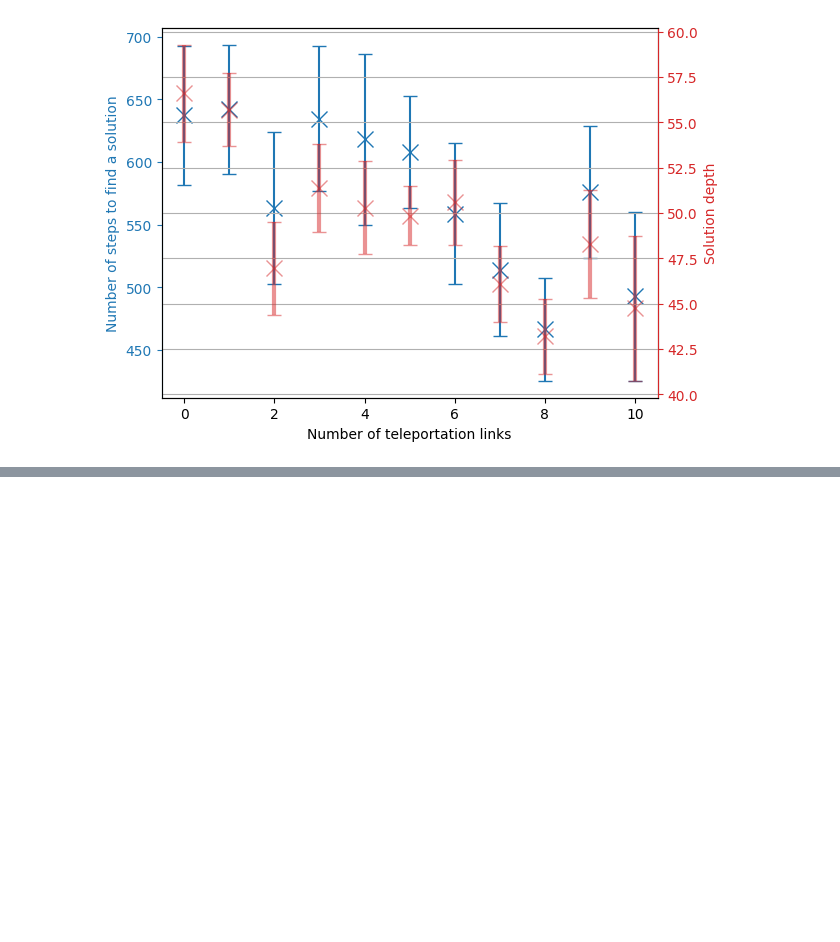
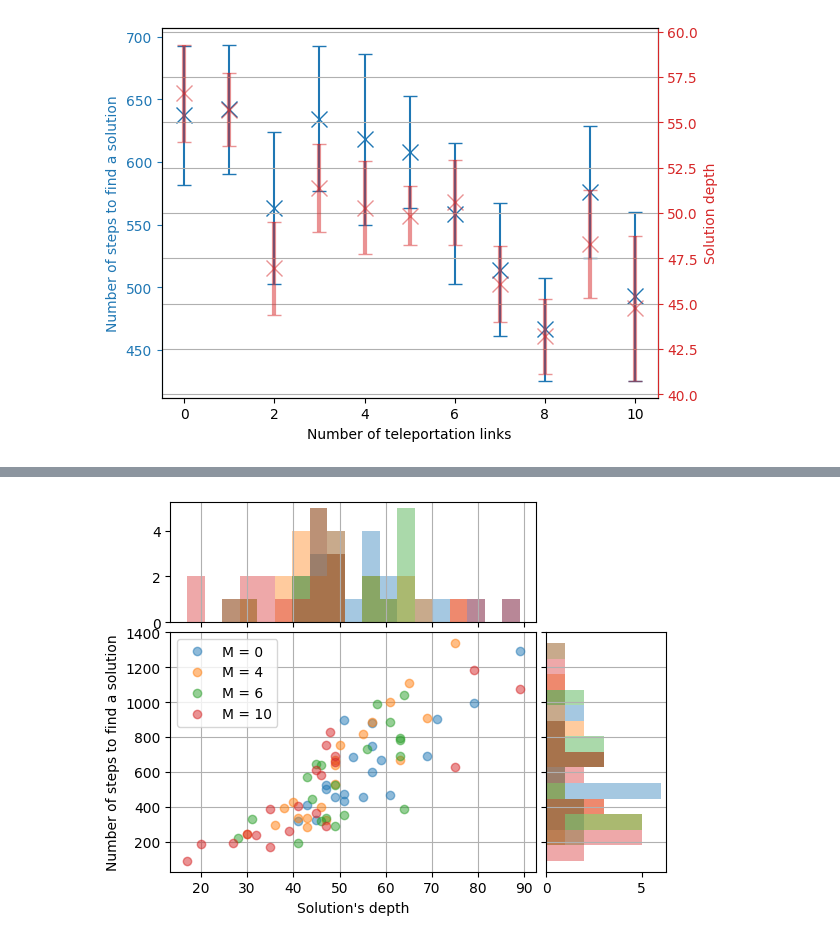
Before and after one commit to 0xInfty/TeleportationMaze, a Jupyter notebook: RandomMazeAStarGrowingM.ipynb, the cells around one changed output, grey strips where cells are left out. Cells and saved outputs as stored; diff of their text form; code cells hidden in the pictures; blank space fills up the shorter version.

```diff
--- a/RandomMazeAStarGrowingM.ipynb
+++ b/RandomMazeAStarGrowingM.ipynb
@@ -270,0 +279,43 @@ plt.savefig(os.path.join(series_dir, "MPlot2.png"))
+# %%
+chosen_M = [0,4,6,10]
+chosen_indices = [list(M).index(m) for m in chosen_M]
+
+from mpl_toolkits.axes_grid1 import make_axes_locatable
+
+fig, ax = plt.subplots()
+
+for k, m in zip(chosen_indices, chosen_M):
+    ax.plot(solution_depths[k], solution_n_steps[k], marker="o", linestyle="none", alpha=0.5, label=f"M = {m:.0f}")
+ax.legend()
+ax.grid()
+
+ax.set_xlabel("Solution's depth")
+ax.set_ylabel("Number of steps to find a solution")
+
+divider = make_axes_locatable(ax)
+ax_hist_x = divider.append_axes("top", 1.2, pad=0.1, sharex=ax)
+ax_hist_y = divider.append_axes("right", 1.2, pad=0.1, sharey=ax)
+
+ax_hist_x.xaxis.set_tick_params(labelbottom=False)
+ax_hist_y.yaxis.set_tick_params(labelleft=False)
+
+# now determine nice limits by hand:
+binwidth = 0.25
+xymax = max(np.max(np.abs(solution_depths)), np.max(np.abs(solution_n_steps)))
+lim = (int(xymax/binwidth) + 1)*binwidth
+
+
+N_bins_x = 20
+N_bins_y = 15
+bins_x = np.linspace(solution_depths.min(), solution_depths.max(), N_bins_x)
+bins_y = np.linspace(solution_n_steps.min(), solution_n_steps.max(), N_bins_y)
+
+for k, m in zip(chosen_indices, chosen_M):
+    ax_hist_x.hist(solution_depths[k], bins=bins_x, alpha=0.4)
+    ax_hist_y.hist(solution_n_steps[k], bins=bins_y, orientation='horizontal', alpha=0.4)
+ax_hist_x.grid(axis="x")
+ax_hist_y.grid(axis="y")
+
+# plt.savefig(os.path.join(series_dir, "MPlot6.png"))
+# %% [output]
+[figure, added]
```
Also changed, not shown: parts of 23 cells of this notebook, 1 other file.
